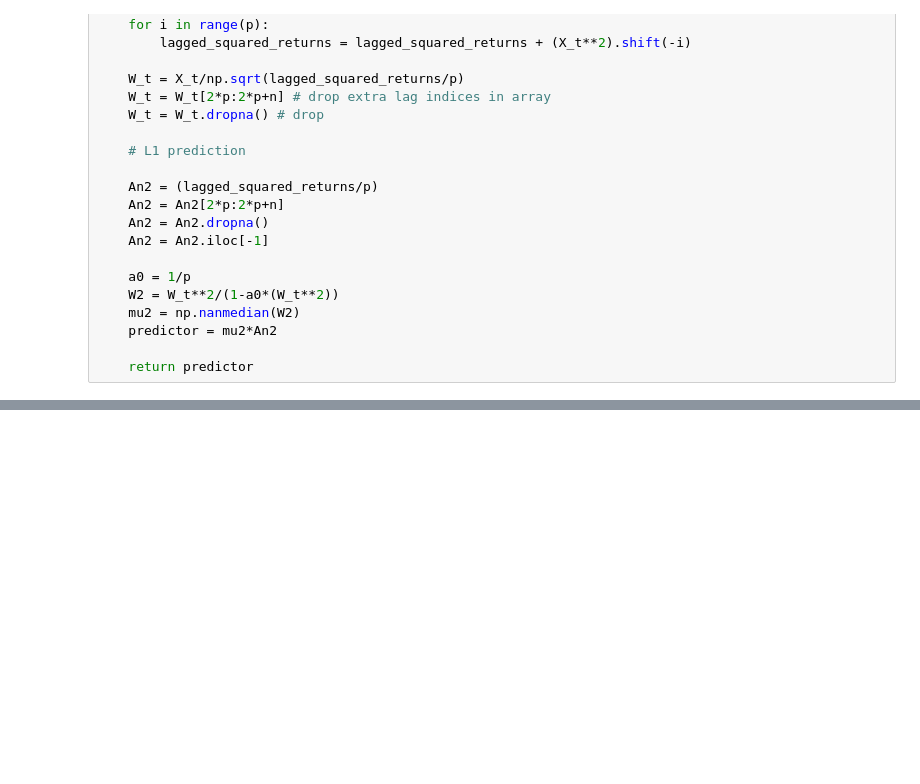
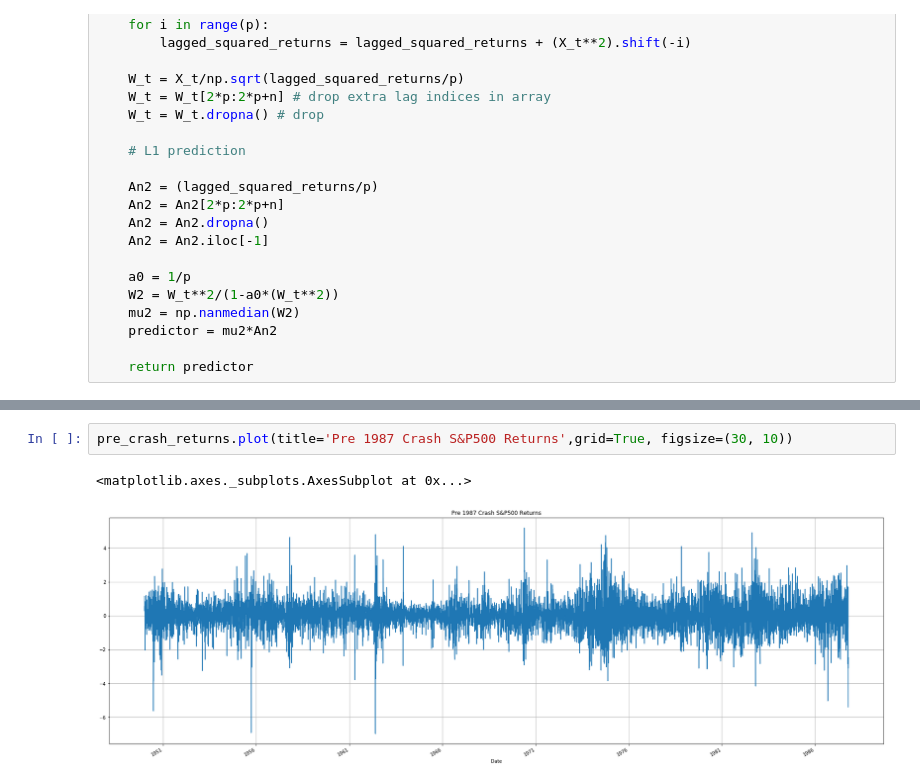
Before and after one commit to ngurnani/VolatilityPrediction, a Jupyter notebook: src/NoVaS.ipynb, the cells around one changed output, grey strips where cells are left out. Saved outputs shown, nothing was run; the diff lists cells and outputs as text; blank space fills up the shorter version.

```diff
--- a/src/NoVaS.ipynb
+++ b/src/NoVaS.ipynb
@@ -216,0 +238,5 @@ predictor
+# %%
+pre_crash_returns.plot(title='Pre 1987 Crash S&P500 Returns',grid=True, figsize=(30, 10))
+# %% [output]
+<matplotlib.axes._subplots.AxesSubplot at 0x...>
+[figure, added]
```
Also changed, not shown: parts of 7 cells of this notebook.
